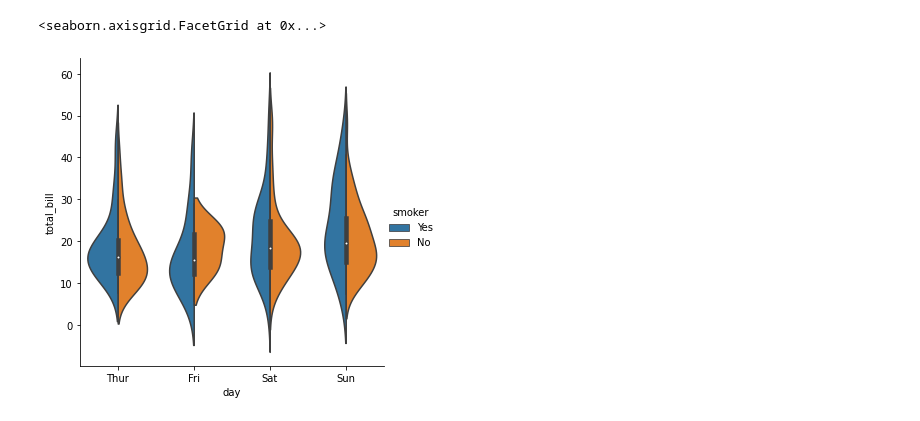
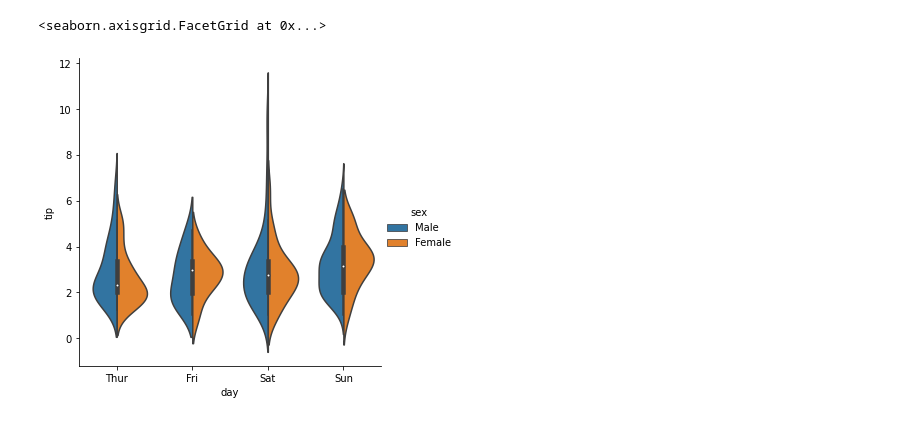
Before and after one commit to anhelus/pcs, a Jupyter notebook: docs/material/02_libs/10_seaborn/notebook.ipynb, the cells around one changed output. Drawn from its saved outputs; the diff is of its cells as text; code cells hidden in the pictures.

```diff
--- a/docs/material/02_libs/10_seaborn/notebook.ipynb
+++ b/docs/material/02_libs/10_seaborn/notebook.ipynb
@@ -76,5 +105,11 @@ sns.catplot(data=tips, kind="swarm", x="day", y="total_bill", hue="smoker")
 # %%
-sns.catplot(data=tips, kind="violin", x="day", y="total_bill", hue="smoker", split=True)
+sns.catplot(
+    data=tips,
+    kind='violin',
+    x='day',
+    y='tip',
+    hue='sex',
+    split=True)
 # %% [output]
 <seaborn.axisgrid.FacetGrid at 0x...>
-[figure, old version]
+[figure, new version]
```
Also changed, not shown: parts of 22 cells of this notebook, 6 other files.
